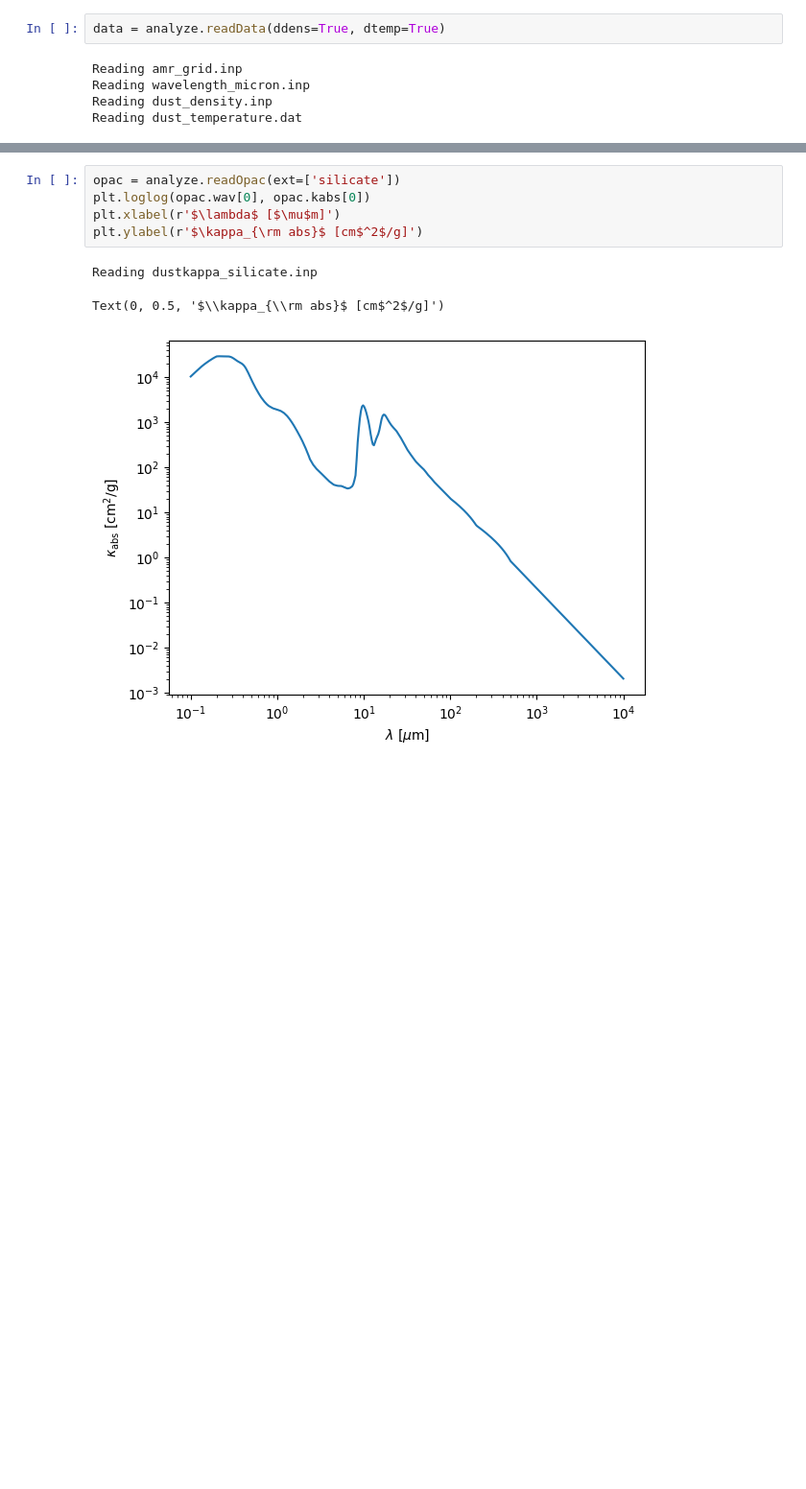
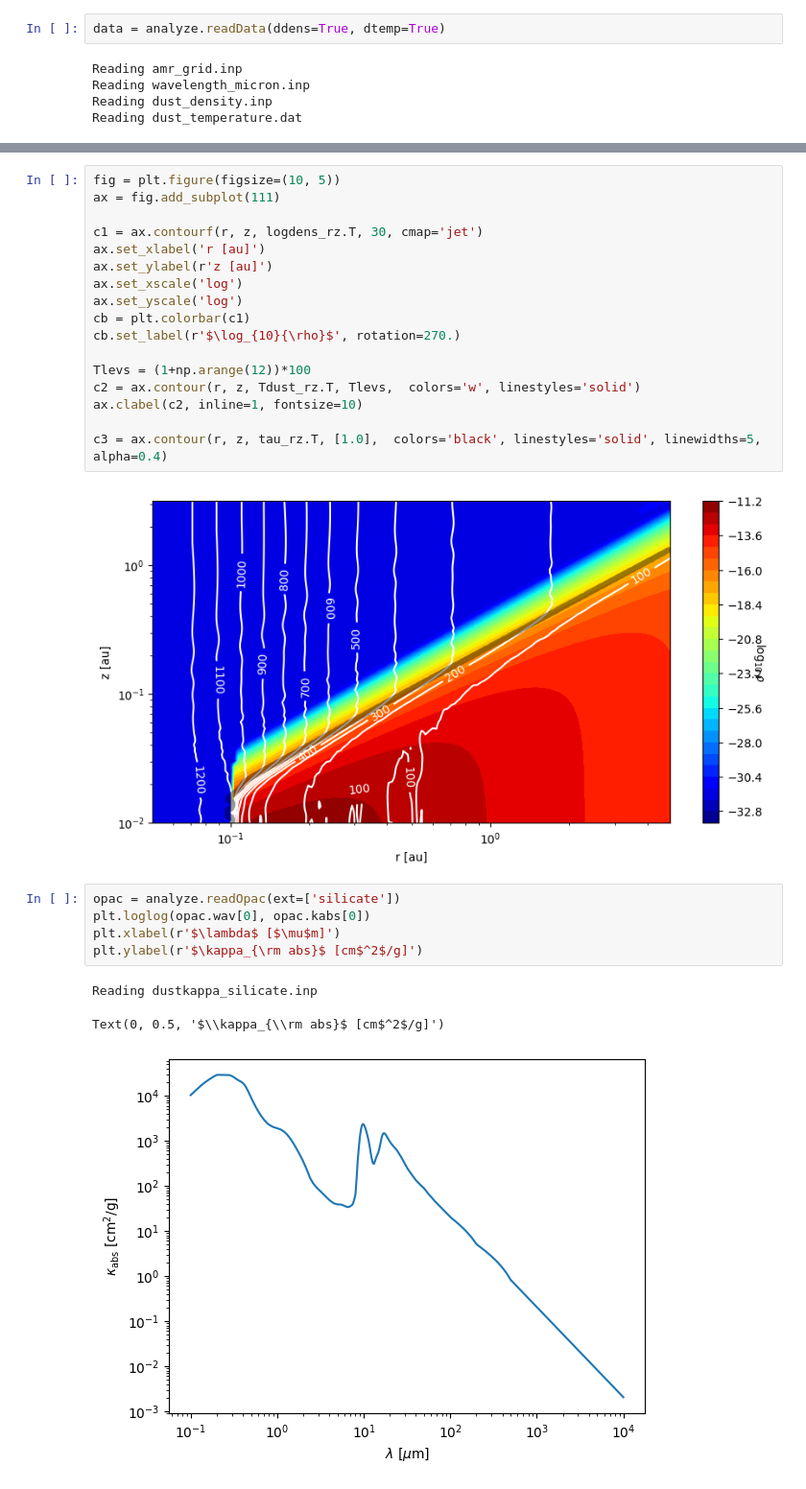
Before and after one commit to interstellarmedium/radlite_for_radmc3d, a Jupyter notebook: notebooks/plot_radmc3d_model.ipynb, the cells around one changed output, grey strips where cells are left out. Shown at 96% size. Drawn from its saved outputs; the diff is of its cells as text; blank space fills up the shorter version.

```diff
--- a/notebooks/plot_radmc3d_model.ipynb
+++ b/notebooks/plot_radmc3d_model.ipynb
@@ -32,3 +67,22 @@ Opacity at 0.50um :  28460.764433351476
+# %%
+fig = plt.figure(figsize=(10, 5))
+ax = fig.add_subplot(111)
+
+c1 = ax.contourf(r, z, logdens_rz.T, 30, cmap='jet')
+ax.set_xlabel('r [au]')
+ax.set_ylabel(r'z [au]')
+ax.set_xscale('log')
+ax.set_yscale('log')
+cb = plt.colorbar(c1)
+cb.set_label(r'$\log_{10}{\rho}$', rotation=270.)
+
+Tlevs = (1+np.arange(12))*100
+c2 = ax.contour(r, z, Tdust_rz.T, Tlevs,  colors='w', linestyles='solid')
+ax.clabel(c2, inline=1, fontsize=10)
+
+c3 = ax.contour(r, z, tau_rz.T, [1.0],  colors='black', linestyles='solid', linewidths=5, alpha=0.4)
+# %% [output]
+[figure, added]
 # %%
 opac = analyze.readOpac(ext=['silicate'])
 plt.loglog(opac.wav[0], opac.kabs[0])
```
Also changed, not shown: parts of 10 cells of this notebook.
